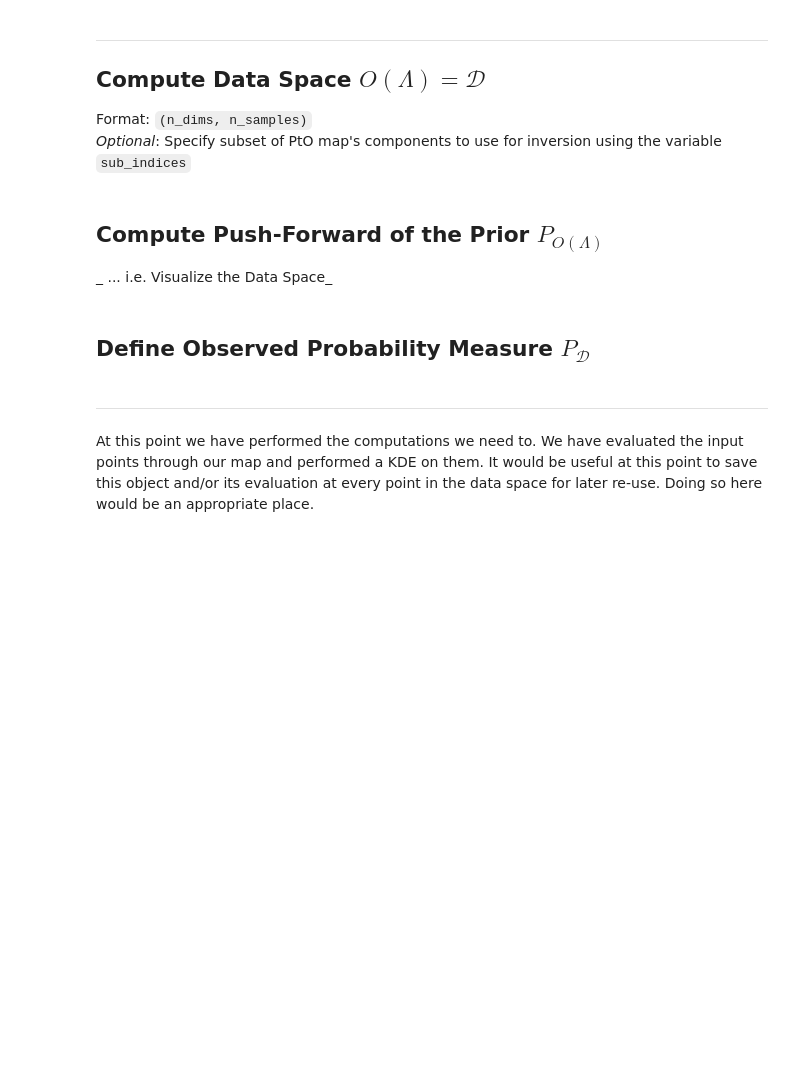
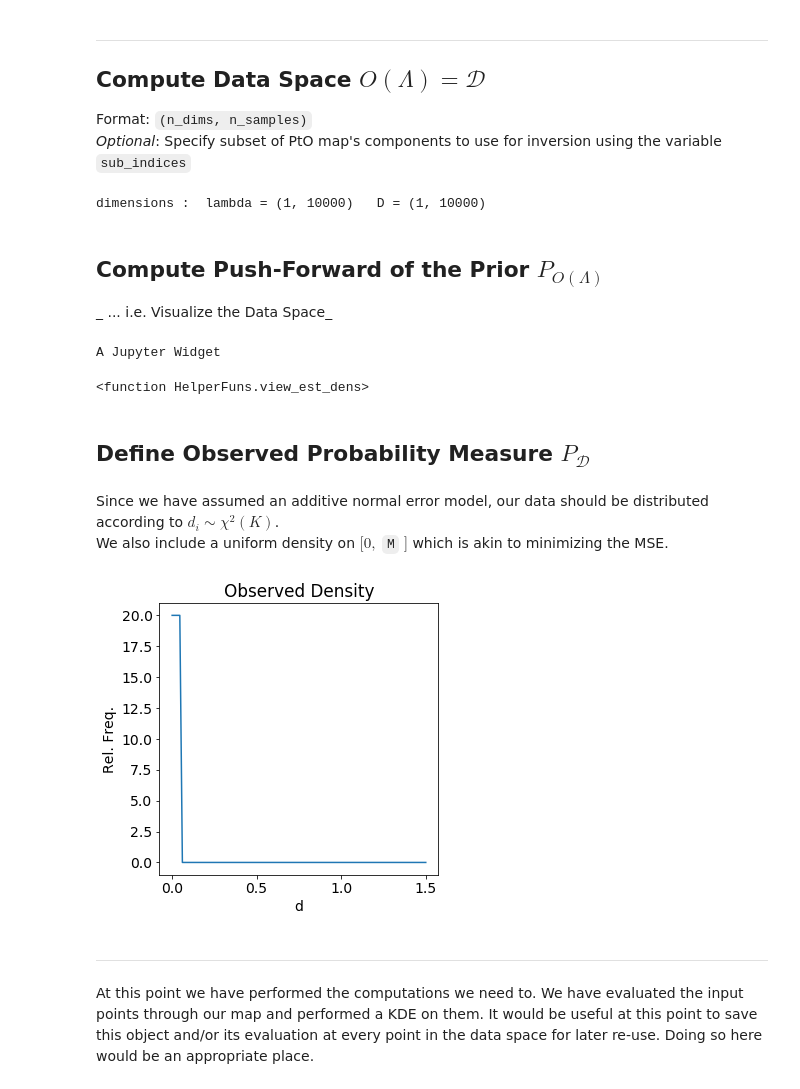
Before and after one commit to mpilosov/ConsistentBayes, a Jupyter notebook: CBayes_TS.ipynb, the cells around one changed output. Drawn from its saved outputs; the diff is of its cells as text; code cells hidden in the pictures; blank space fills up the shorter version.

Commit message:
more specfic type-declarations (to avoid errors in interact mode). Time Series notebook almost compelte.

```diff
--- a/CBayes_TS.ipynb
+++ b/CBayes_TS.ipynb
@@ -88,14 +95,11 @@ else:
 Format: `(n_dims, n_samples)`
 _Optional_: Specify subset of PtO map's components to use for inversion using the variable `sub_indices`
 # %%
-D_full = PtO_fun(lam)
-sub_indices = None
-if sub_indices is not None:
-    D = D_full[sub_indices,:]
-else:
-    D = D_full
-output_dim = D.shape[0]
-print('dimensions :  lambda = '+str(lam.shape)+'   D = '+str(D.shape)+'   D_full = '+str(D_full.shape) )
+D = PtO_fun(lam)
+output_dim = D.shape[0] # This is for plotting purposes. Unecessary in Sandbox.
+print('dimensions :  lambda = ' + str(lam.shape) + '   D = ' + str(D.shape) )
+# %% [output]
+dimensions :  lambda = (1, 10000)   D = (1, 10000)
 # %% [markdown]
 ## Compute Push-Forward of the Prior $P_{O(\Lambda)}$
 _ ... i.e. Visualize the Data Space_
@@ -110,12 +114,15 @@ _ ... i.e. Visualize the Data Space_
 pf_dens = gkde(D) # compute KDE estimate of it
 # Can plot "slices" of densities to observe differences between posterior and prior, but not that useful
 
-a, b = -0.25, 1.125 # linspace parameters for plotting
+a, b = -0.1, 1.25 # linspace parameters for plotting
 plot_grid = np.linspace(a, b, 100)
 
 interact(view_est_dens, x = fixed(plot_grid),
          estimated_dens = fixed(pf_dens),
          lab = fixed('KDE data'), title=fixed('Pushforward of Prior'),
          viewdim=(0, output_dim-1, 1) )
+# %% [output]
+A Jupyter Widget
+<function HelperFuns.view_est_dens>
 # %% [markdown]
 ## Define Observed Probability Measure $P_\mathcal{D}$
@@ -142,3 +129,25 @@ interact(view_analytical_dens, x = fixed(plot_grid),
+# %% [markdown]
+Since we have assumed an additive normal error model, our data should be distributed according to $d_i \sim \chi^2(K)$.
+We also include a uniform density on $[0,$ `M` $]$ which is akin to minimizing the MSE.
+# %%
+# obs_dens = sstats.chi2(num_observations)
+a, b = 0, 1.5 # linspace parameters for plotting
+plot_grid = np.linspace(a, b, 100)
+
+# # Uniform Density
+M = 0.05
+obs_dens = sstats.uniform(0,M) # 1D only
+# # A normal density in case you want to invert something else...
+# obs_dens = sstats.norm(0.5,sigma) # 1D only
+plt.rcParams['figure.figsize'] = 5, 5
+plt.plot(plot_grid,obs_dens.pdf(plot_grid))
+# plt.title('Chi Sq, K = %d'%num_observations)
+plt.title('Observed Density')
+plt.ylabel('Rel. Freq.')
+plt.xlabel('d')
+plt.show()
+# %% [output]
+[figure, added]
 # %% [markdown]
 ---
 
```
Also changed, not shown: parts of 34 cells of this notebook, 2 other files.
